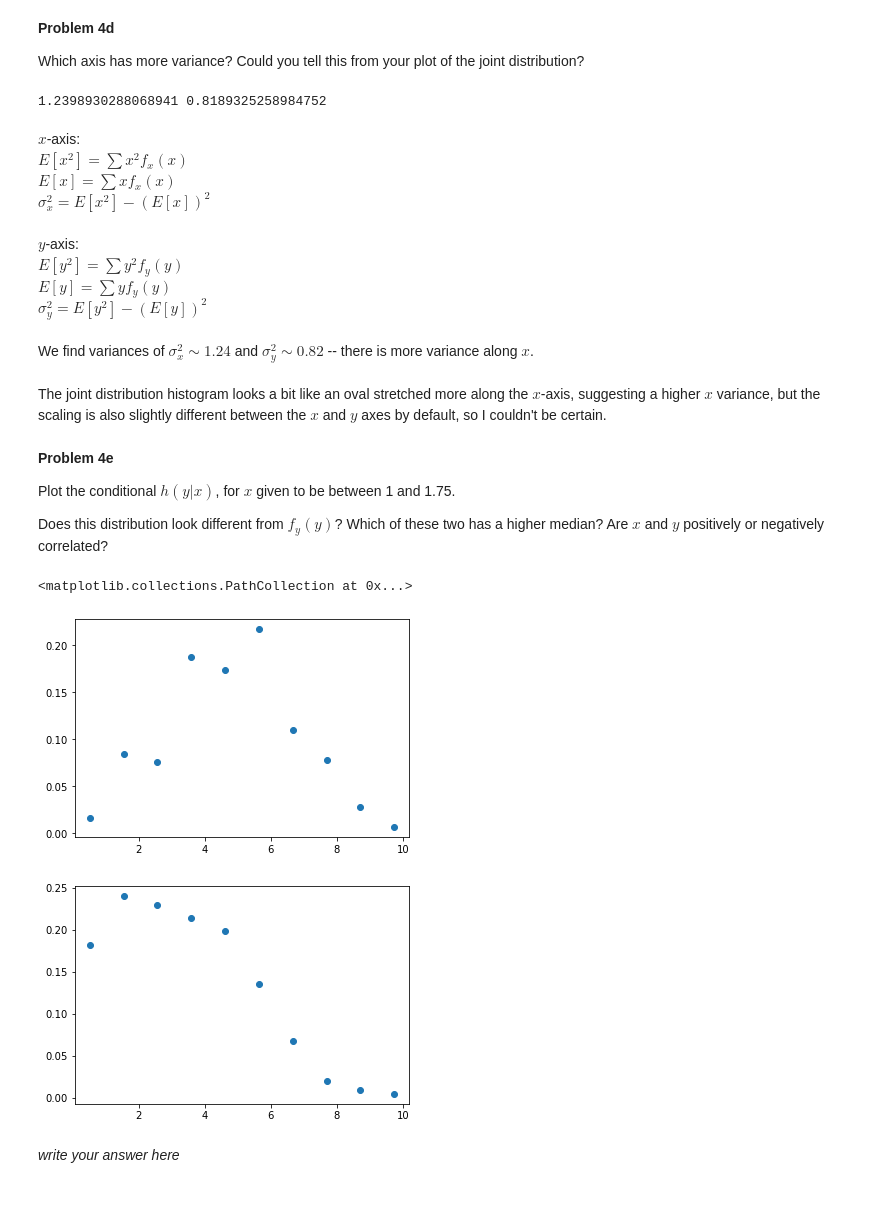
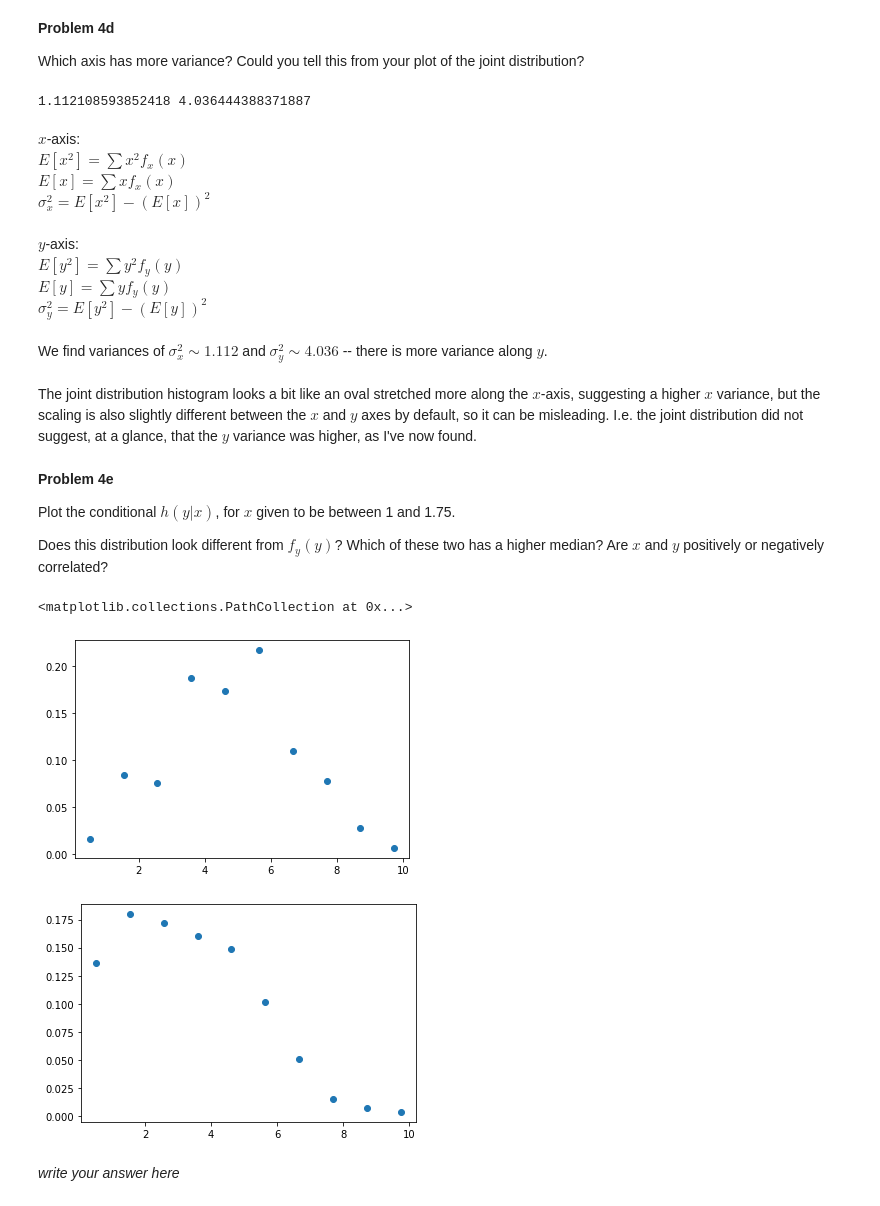
Before and after one commit to jharry99/Data-Analysis-Phys-441, a Jupyter notebook: ProblemSet2.ipynb, the cells around one changed output. Cells and saved outputs as stored; diff of their text form; code cells hidden in the pictures.

```diff
--- a/ProblemSet2.ipynb
+++ b/ProblemSet2.ipynb
@@ -226,17 +212,17 @@ Text(0, 0.5, '$f_y(y)$')
 
 Which axis has more variance? Could you tell this from your plot of the joint distribution?
 # %%
-E_x2 = np.sum(np.multiply(fx, np.power(x,2)))
-E_x = np.sum(np.multiply(fx, x))
+E_x2 = np.sum(np.multiply(normalized_fx, np.power(x,2)))
+E_x = np.sum(np.multiply(normalized_fx, x))
 varx = E_x2-E_x*E_x
 
-E_y2 = np.sum(np.multiply(fy, np.power(y,2)))
-E_y = np.sum(np.multiply(fy, y))
+E_y2 = np.sum(np.multiply(normalized_fy, np.power(y,2)))
+E_y = np.sum(np.multiply(normalized_fy, y))
 vary = E_y2-E_y*E_y
 
 print(varx, vary)
 # %% [output]
-1.2398930288068941 0.8189325258984752
+1.112108593852418 4.036444388371887
 # %% [markdown]
 $x$-axis:<br>
 $E[x^2]=\sum x^2f_x(x)$<br>
@@ -248,8 +234,8 @@ $E[y^2]=\sum y^2f_y(y)$<br>
 $E[y]=\sum yf_y(y)$<br>
 $\sigma_y^2=E[y^2]-(E[y])^2$
 <br><br>
-We find variances of $\sigma_x^2\sim 1.24$ and $\sigma_y^2\sim 0.82$ -- there is more variance along $x$.<br><br>
-The joint distribution histogram looks a bit like an oval stretched more along the $x$-axis, suggesting a higher $x$ variance, but the scaling is also slightly different between the $x$ and $y$ axes by default, so I couldn't be certain.
+We find variances of $\sigma_x^2\sim 1.112$ and $\sigma_y^2\sim 4.036$ -- there is more variance along $y$.<br><br>
+The joint distribution histogram looks a bit like an oval stretched more along the $x$-axis, suggesting a higher $x$ variance, but the scaling is also slightly different between the $x$ and $y$ axes by default, so it can be misleading. I.e. the joint distribution did not suggest, at a glance, that the $y$ variance was higher, as I've now found.
 # %% [markdown]
 **Problem 4e**
 
@@ -259,16 +245,16 @@ Does this distribution look different from $f_y(y)$? Which of these two has a hi
 # %%
 # print(np.argwhere((x>1)&(x<1.75)))
 # print(fx[np.argwhere((x>1)&(x<1.75))])
 # h = np.matmul(hist[0], np.power(fx[np.argwhere((x>1)&(x<1.75))],-1))
 
-h = np.matmul(hist[0], np.power(fx,-1)) # Matrix multiplication
+h = np.matmul(hist[0], np.power(normalized_fx,-1)) # Matrix multiplication
 normalized_h = np.divide(h, np.sum(h*dy)) # Normalize by the total area
 plt.scatter(y, normalized_h)
 plt.figure()
-plt.scatter(y, fy)
+plt.scatter(y, normalized_fy)
 # %% [output]
 <matplotlib.collections.PathCollection at 0x...>
 [figure]
-[figure, old version]
+[figure, new version]
 # %% [markdown]
 *write your answer here*
```
Also changed, not shown: parts of 2 cells of this notebook.
